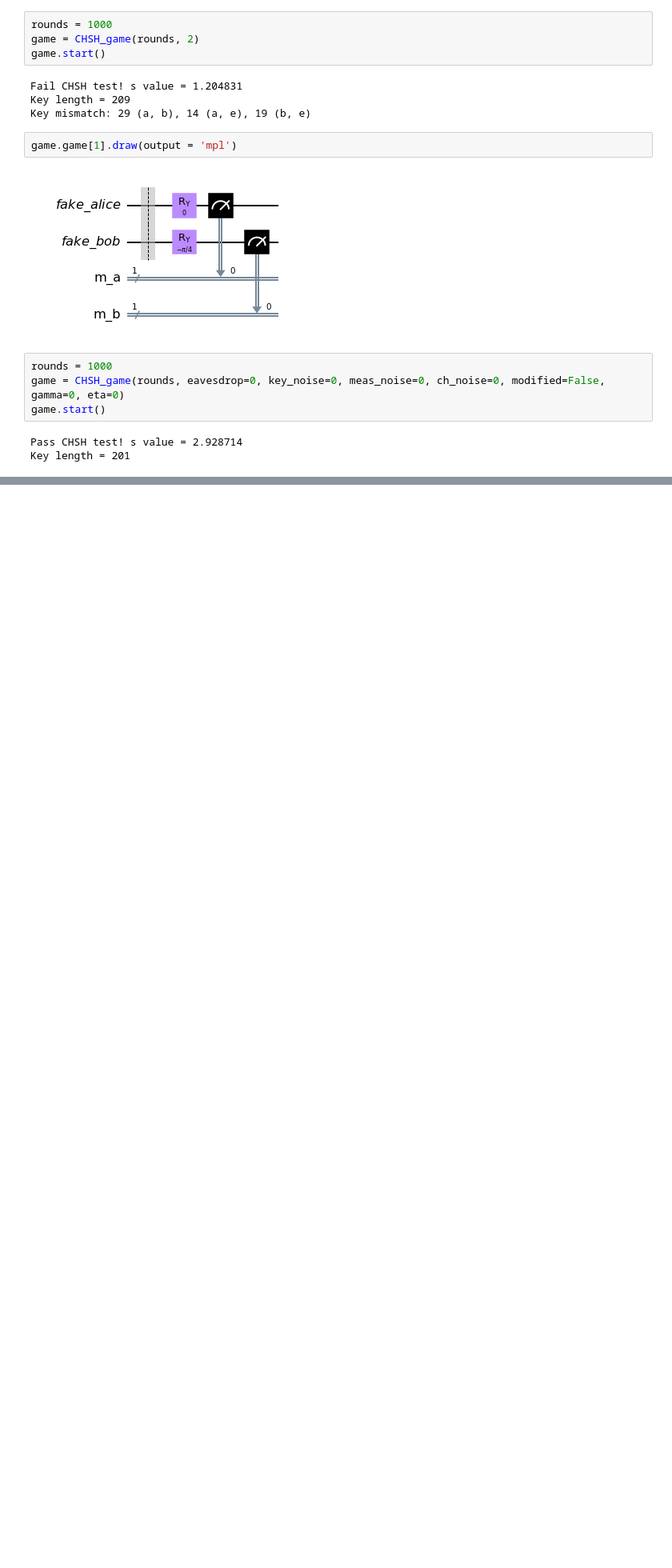
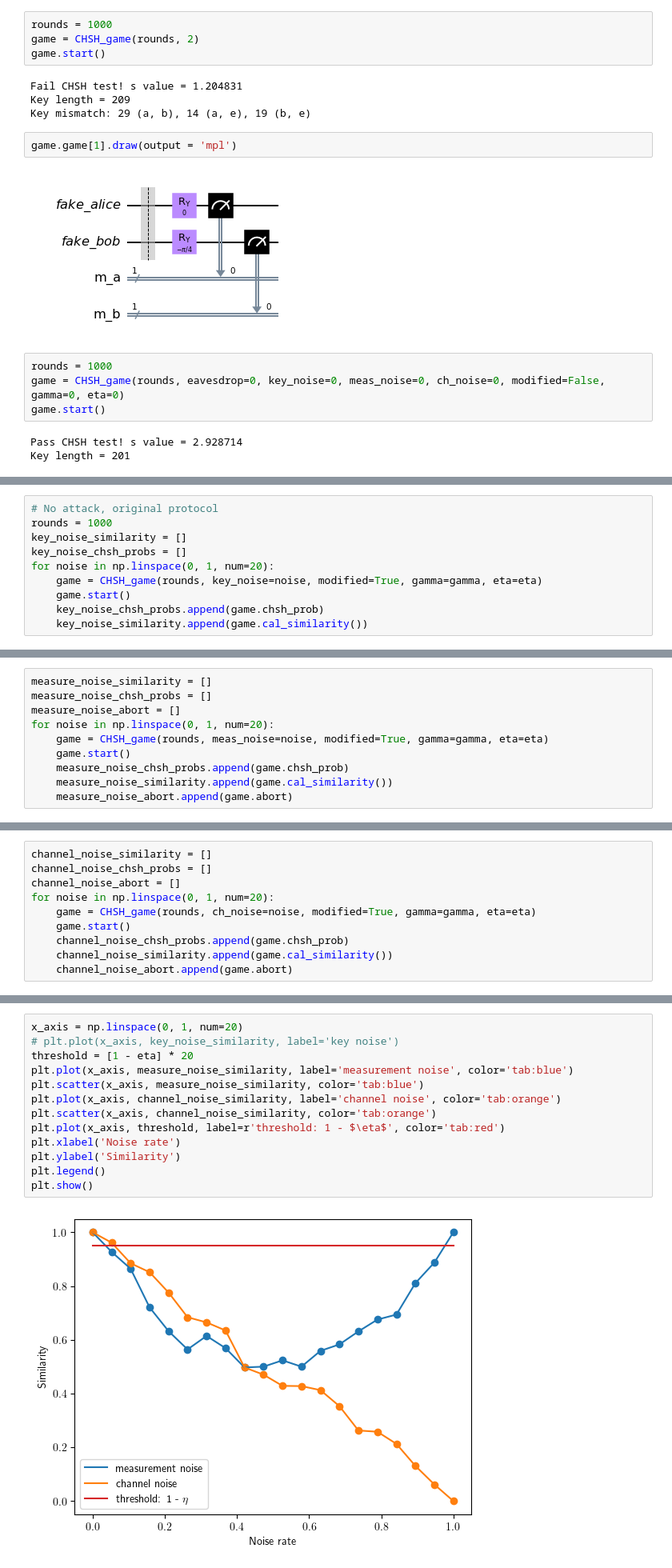
Before and after one commit to yuarmy0921/comm_final, a Jupyter notebook: Ekert_3noise.ipynb, the cells around one changed output, grey strips where cells are left out. Shown: that part at 80% size. Saved outputs shown, nothing was run; the diff lists cells and outputs as text; blank space fills up the shorter version.

Commit message:
add three graphs

```diff
--- a/Ekert_3noise.ipynb
+++ b/Ekert_3noise.ipynb
@@ -428,0 +386,10 @@ plt.show()
+# %%
+# No attack, original protocol
+rounds = 1000
+key_noise_similarity = []
+key_noise_chsh_probs = []
+for noise in np.linspace(0, 1, num=20):
+    game = CHSH_game(rounds, key_noise=noise, modified=True, gamma=gamma, eta=eta)
+    game.start()
+    key_noise_chsh_probs.append(game.chsh_prob)
+    key_noise_similarity.append(game.cal_similarity())
@@ -428,0 +414,10 @@ plt.show()
+# %%
+measure_noise_similarity = []
+measure_noise_chsh_probs = []
+measure_noise_abort = []
+for noise in np.linspace(0, 1, num=20):
+    game = CHSH_game(rounds, meas_noise=noise, modified=True, gamma=gamma, eta=eta)
+    game.start()
+    measure_noise_chsh_probs.append(game.chsh_prob)
+    measure_noise_similarity.append(game.cal_similarity())
+    measure_noise_abort.append(game.abort)
@@ -428,0 +442,10 @@ plt.show()
+# %%
+channel_noise_similarity = []
+channel_noise_chsh_probs = []
+channel_noise_abort = []
+for noise in np.linspace(0, 1, num=20):
+    game = CHSH_game(rounds, ch_noise=noise, modified=True, gamma=gamma, eta=eta)
+    game.start()
+    channel_noise_chsh_probs.append(game.chsh_prob)
+    channel_noise_similarity.append(game.cal_similarity())
+    channel_noise_abort.append(game.abort)
@@ -428,0 +470,15 @@ plt.show()
+# %%
+x_axis = np.linspace(0, 1, num=20)
+# plt.plot(x_axis, key_noise_similarity, label='key noise')
+threshold = [1 - eta] * 20
+plt.plot(x_axis, measure_noise_similarity, label='measurement noise', color='tab:blue')
+plt.scatter(x_axis, measure_noise_similarity, color='tab:blue')
+plt.plot(x_axis, channel_noise_similarity, label='channel noise', color='tab:orange')
+plt.scatter(x_axis, channel_noise_similarity, color='tab:orange')
+plt.plot(x_axis, threshold, label=r'threshold: 1 - $\eta$', color='tab:red')
+plt.xlabel('Noise rate')
+plt.ylabel('Similarity')
+plt.legend()
+plt.show()
+# %% [output]
+[figure, added]
```
Also changed, not shown: parts of 23 cells of this notebook.
